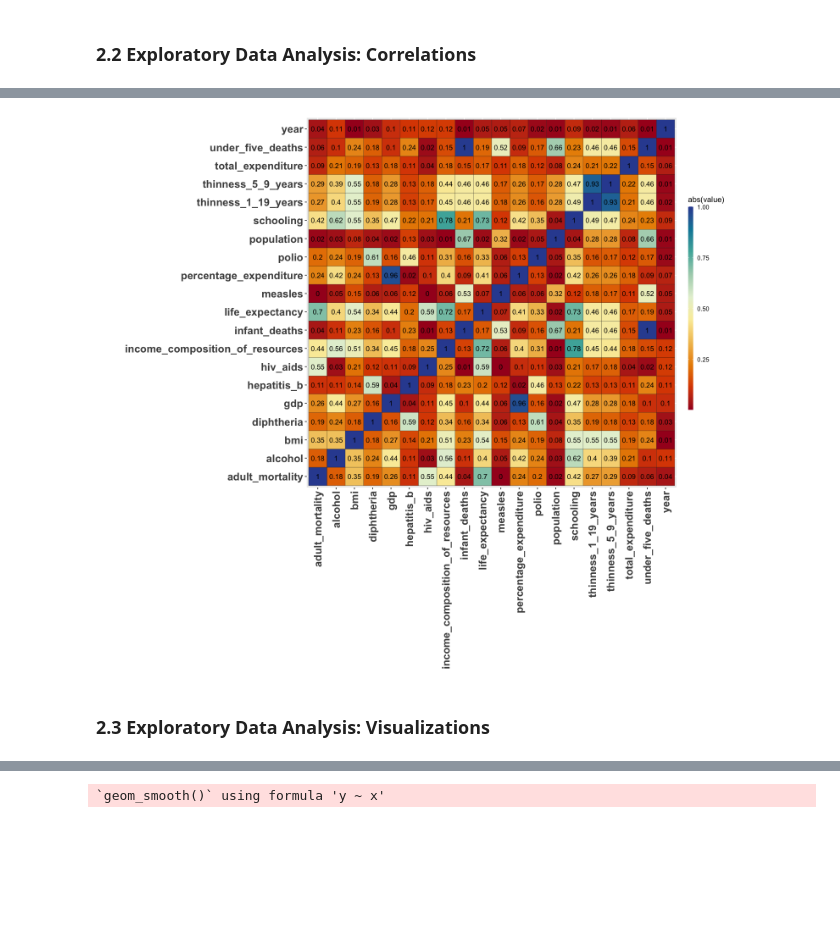
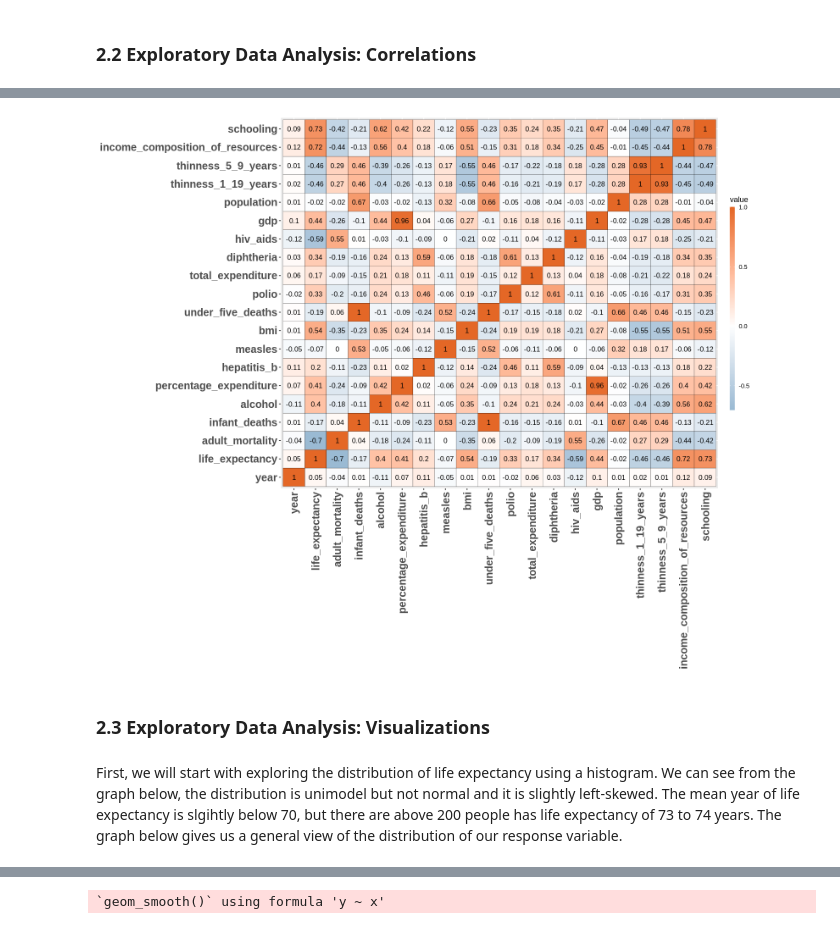
Before and after one commit to fionawang-yf/STAT301-LifeExpectancy, a Jupyter notebook: STAT301-Group1-Proposal.ipynb, the cells around one changed output, grey strips where cells are left out. Saved outputs shown, nothing was run; the diff lists cells and outputs as text; code cells hidden in the pictures; blank space fills up the shorter version.

Commit message:
EDIT plots and added histogram and qq plot

```diff
--- a/STAT301-Group1-Proposal.ipynb
+++ b/STAT301-Group1-Proposal.ipynb
@@ -119,13 +120,12 @@ melted <- melt(cor_matrix)
 options(repr.plot.width=13, repr.plot.height=11)
 
 ggplot(melted) +
-    geom_tile(aes(X1, X2, fill=abs(value)), colour = "black") +
-    geom_text(aes(X1, X2, label = abs(round(value,2))), color = "black", size = 3.5) +
+    geom_tile(aes(X1, X2, fill=value), colour = "black") +
+    geom_text(aes(X1, X2, label = round(value,2)), color = "black", size = 3.5) +
     theme(axis.text.x = element_text(angle = 90, vjust = 0.5, hjust=1),
           axis.text=element_text(size=15, face="bold"),
           axis.title=element_blank()) +
-    scale_fill_gradientn(colors = hcl.colors(10, "RdYlBu"))+
-    coord_fixed() +
+    scale_fill_gradient2(low = "#6D9EC1", high = "#E46726")+
     guides(fill = guide_colourbar(barwidth = 0.5, barheight = 20))
 # TODO: change pallete to look prettier https://r-graph-gallery.com/79-levelplot-with-ggplot2.html
 # %% [output]
@@ -132,3 +136,5 @@ ggplot(melted) +
-[figure, old version]
+[figure, new version]
 # %% [markdown]
 ### 2.3 Exploratory Data Analysis: Visualizations
+# %% [markdown]
+First, we will start with exploring the distribution of life expectancy using a histogram. We can see from the graph below, the distribution is unimodel but not normal and it is slightly left-skewed. The mean year of life expectancy is slgihtly below 70, but there are above 200 people has life expectancy of 73 to 74 years. The graph below gives us a general view of the distribution of our response variable.
```
Also changed, not shown: parts of 15 cells of this notebook.
